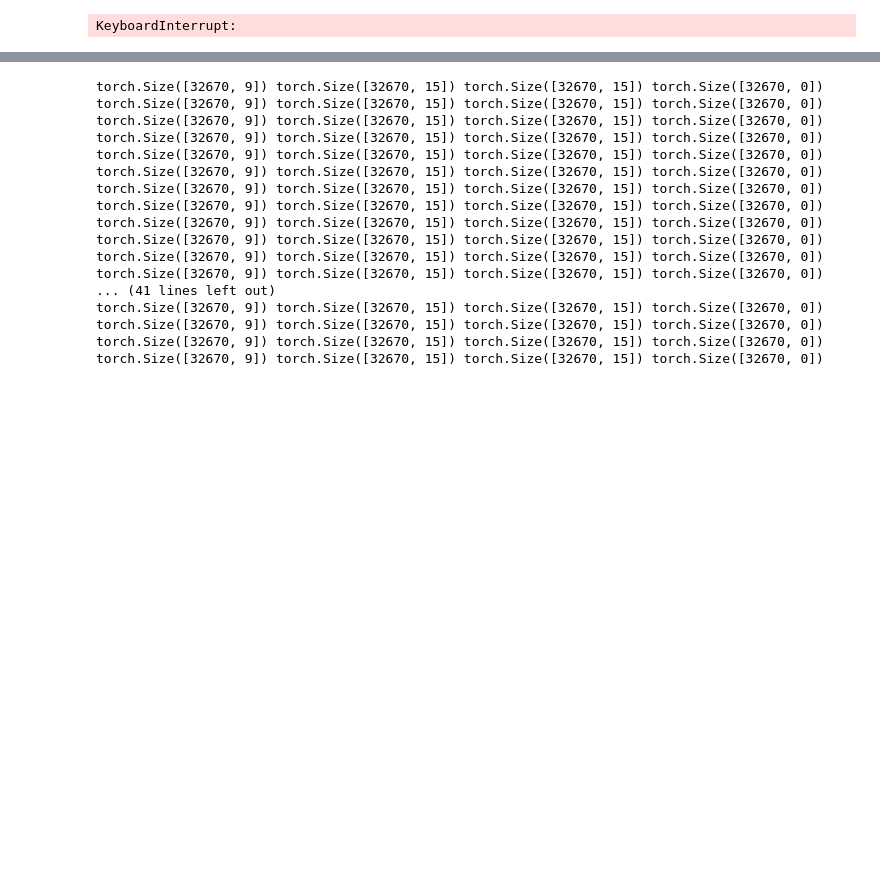
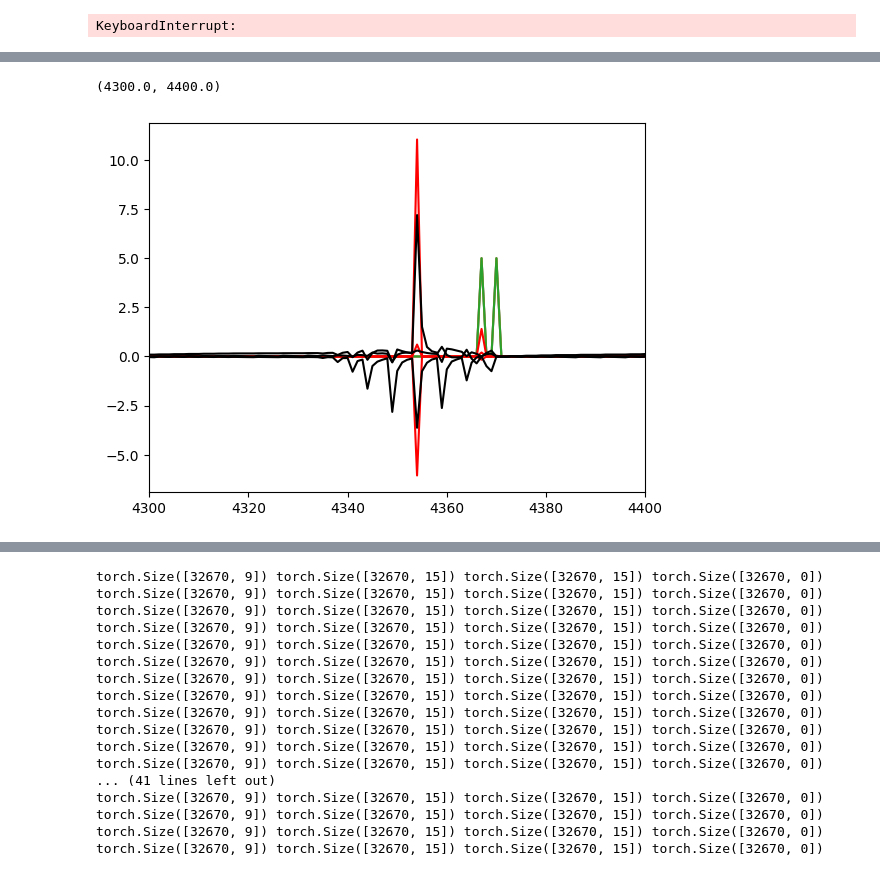
Before and after one commit to bartutuncay/mpnn_fem, a Jupyter notebook: torch_fem_gnn_2.ipynb, the cells around one changed output, grey strips where cells are left out. Saved outputs shown, nothing was run; the diff lists cells and outputs as text; code cells hidden in the pictures; blank space fills up the shorter version.

```diff
--- a/torch_fem_gnn_2.ipynb
+++ b/torch_fem_gnn_2.ipynb
@@ -227,3 +227,8 @@ dataset = build_hetero_dataset(
 # torch.save(dataset, "../torchfem_dataset/panel_plasticity/hetero_panel.pt")
 # %% [output]
 KeyboardInterrupt:
+# %%
+import torch
+data = torch.load('../base/torchfem_dataset/processed/simulation_dump_3.pt')
+print(data['nodes'].shape)
+print(data['stress_history'].shape)
@@ -937,0 +384,12 @@ TypeError: list indices must be integers or slices, not str
+# %%
+import matplotlib.pyplot as plt
+forces = dataset[0]['nodes']['f_ts'][10]*5e-4
+disp = dataset[0]['nodes']['u_ts'][10]
+boundary = dataset[0]['nodes']['bc']*5
+plt.plot(boundary)
+plt.plot(forces,'r')
+plt.plot(disp,'k')
+plt.xlim(4300,4400)
+# %% [output]
+(4300.0, 4400.0)
+[figure, added]
```
Also changed, not shown: parts of 7 cells of this notebook, 5 other files.
